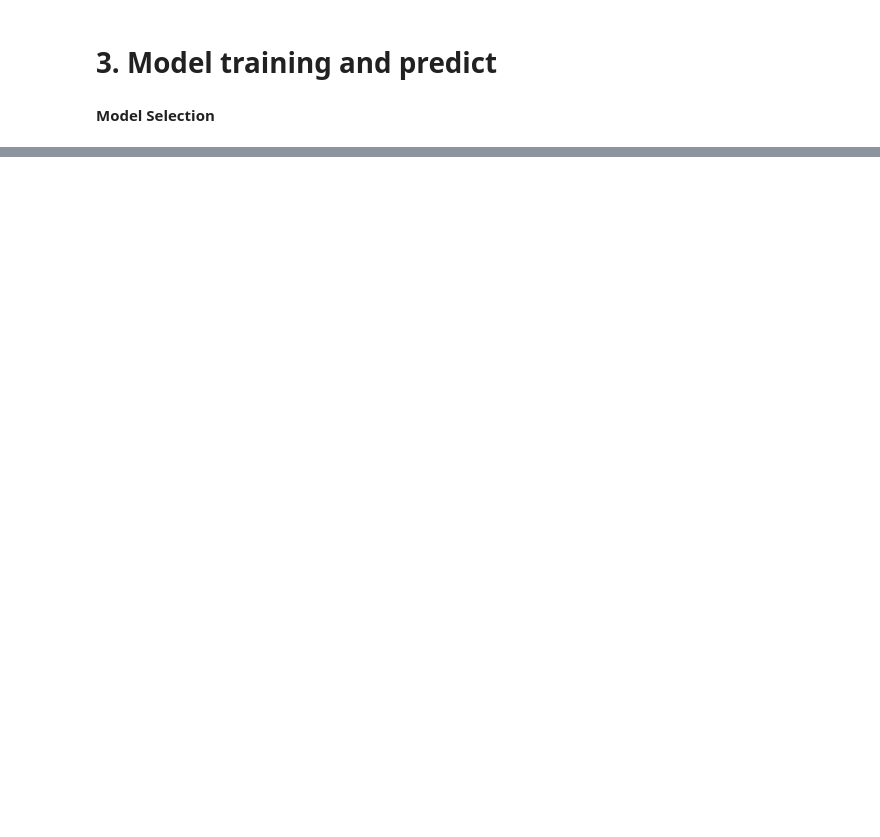
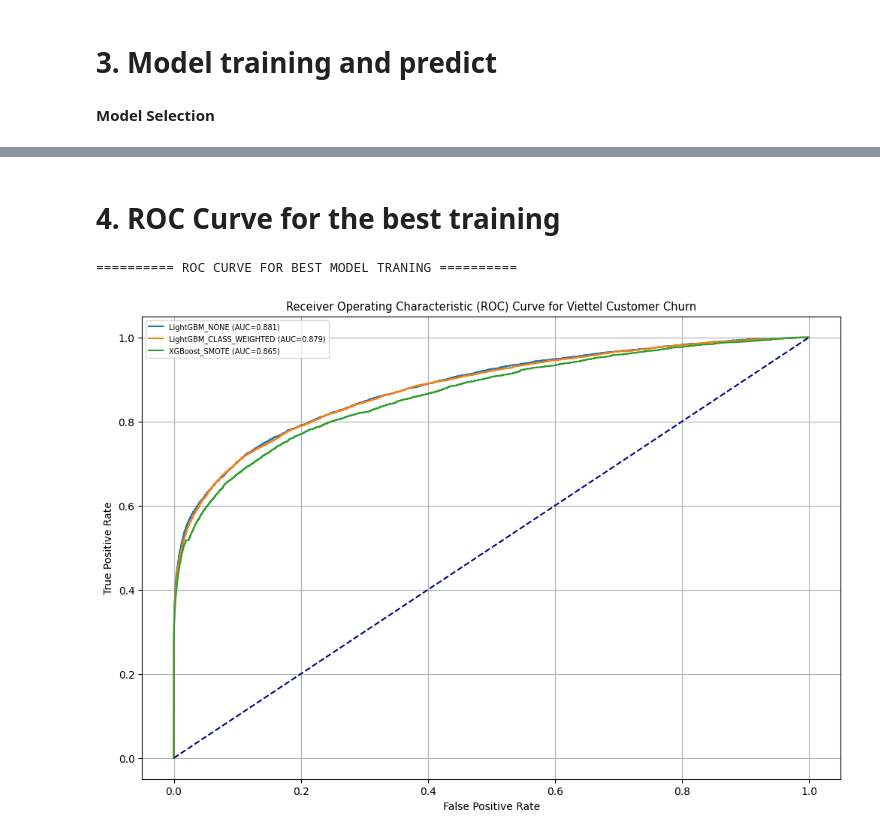
Before and after one commit to outlook1227/Python-Notebook-for-Dataset, a Jupyter notebook: Viettel Customer Analysis/Viettel_Churn.ipynb, the cells around one changed output, grey strips where cells are left out. Cells and saved outputs as stored; diff of their text form; code cells hidden in the pictures; blank space fills up the shorter version.

```diff
--- a/Viettel Customer Analysis/Viettel_Churn.ipynb
+++ b/Viettel Customer Analysis/Viettel_Churn.ipynb
@@ -1132,0 +1422,9 @@ KeyboardInterrupt:
+# %%
+IMBALANCE_TYPES = ["CLASS_WEIGHTED", "SMOTE", "NONE"]
+
+def split_model_name(name):
+    for imb in IMBALANCE_TYPES:
+        suffix = "_" + imb
+        if name.endswith(suffix):
+            return name[:-len(suffix)], imb
+    return name, "UNKNOWN"
@@ -1132,0 +1573,27 @@ KeyboardInterrupt:
+# %% [markdown]
+# 4. ROC Curve for the best training
+# %%
+print("=" * 10, "ROC CURVE FOR BEST MODEL TRANING", "=" * 10)
+
+plt.figure(figsize=(12, 8))
+
+top3_models = score_df.sort_values("AUC", ascending=False).head(3).index
+top3_keys = [f"{m}_{imb}" for m, imb in top3_models]
+
+for name in top3_keys:
+    y_prob = all_probs[name]
+    auc_val = roc_auc_score(y_test, y_prob)
+    fpr, tpr, _ = roc_curve(y_test, y_prob)
+
+    plt.plot(fpr, tpr, label=f"{name} (AUC={auc_val:.3f})")
+
+plt.plot([0, 1], [0, 1], color="navy", lw = 1.5, linestyle = "--")
+plt.xlabel("False Positive Rate")
+plt.ylabel("True Positive Rate")
+plt.title("Receiver Operating Characteristic (ROC) Curve for Viettel Customer Churn", fontsize=10.5)
+plt.legend(fontsize = 7)
+plt.grid(True)
+plt.show()
+# %% [output]
+========== ROC CURVE FOR BEST MODEL TRANING ==========
+[figure, added]
```
Also changed, not shown: parts of 20 cells of this notebook.
